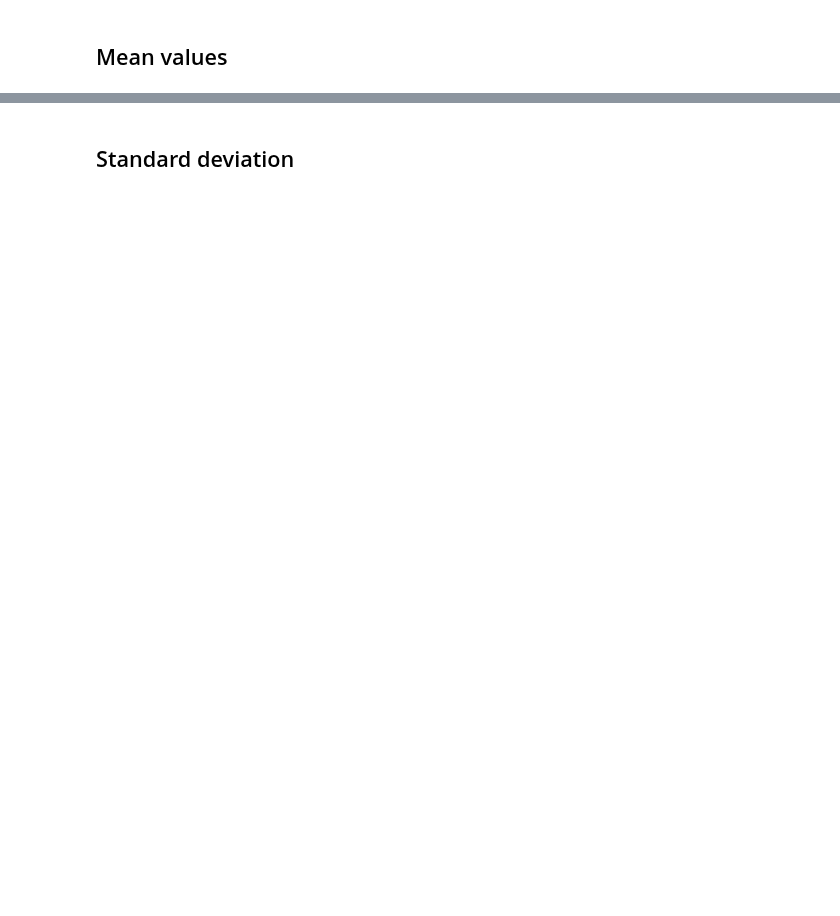
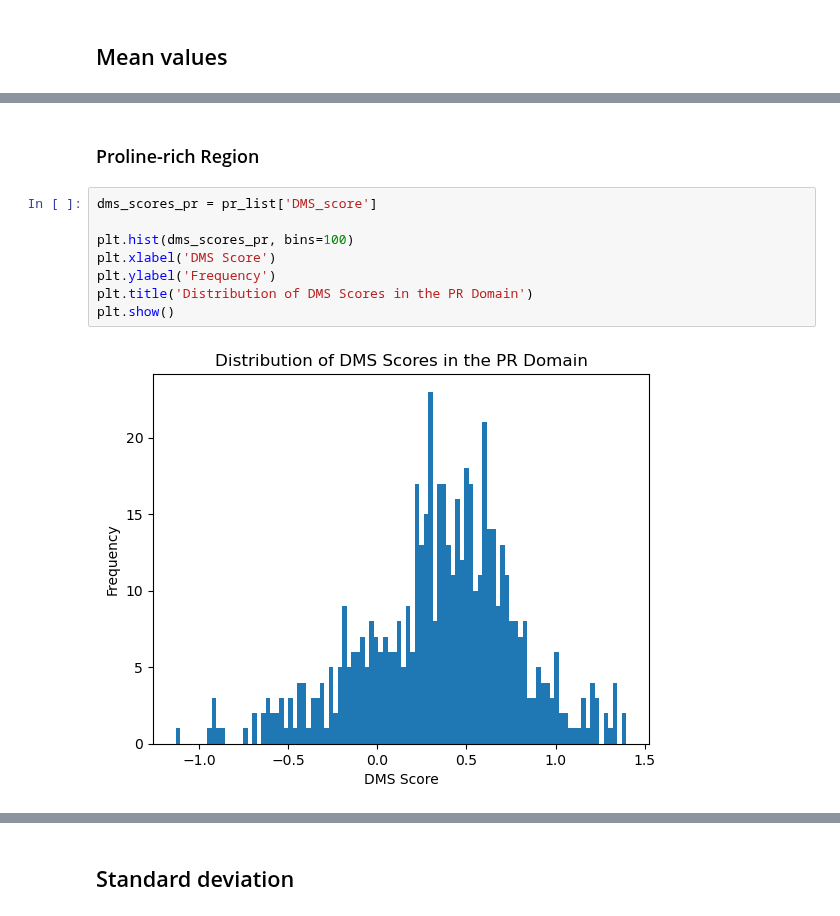
Before and after one commit to datascience-mobi-2023/topic02_team02, a Jupyter notebook: domain_comparison/Domain_slicing.ipynb, the cells around one changed output, grey strips where cells are left out. Saved outputs shown, nothing was run; the diff lists cells and outputs as text; blank space fills up the shorter version.

```diff
--- a/domain_comparison/Domain_slicing.ipynb
+++ b/domain_comparison/Domain_slicing.ipynb
@@ -105,0 +144,12 @@ See the caveats in the documentation: https://pandas.pydata.org/pandas-docs/stab
+# %% [markdown]
+### Proline-rich Region
+# %%
+dms_scores_pr = pr_list['DMS_score']
+
+plt.hist(dms_scores_pr, bins=100)
+plt.xlabel('DMS Score')
+plt.ylabel('Frequency')
+plt.title('Distribution of DMS Scores in the PR Domain')
+plt.show()
+# %% [output]
+[figure, added]
```
Also changed, not shown: parts of 21 cells of this notebook, 1 other file.
